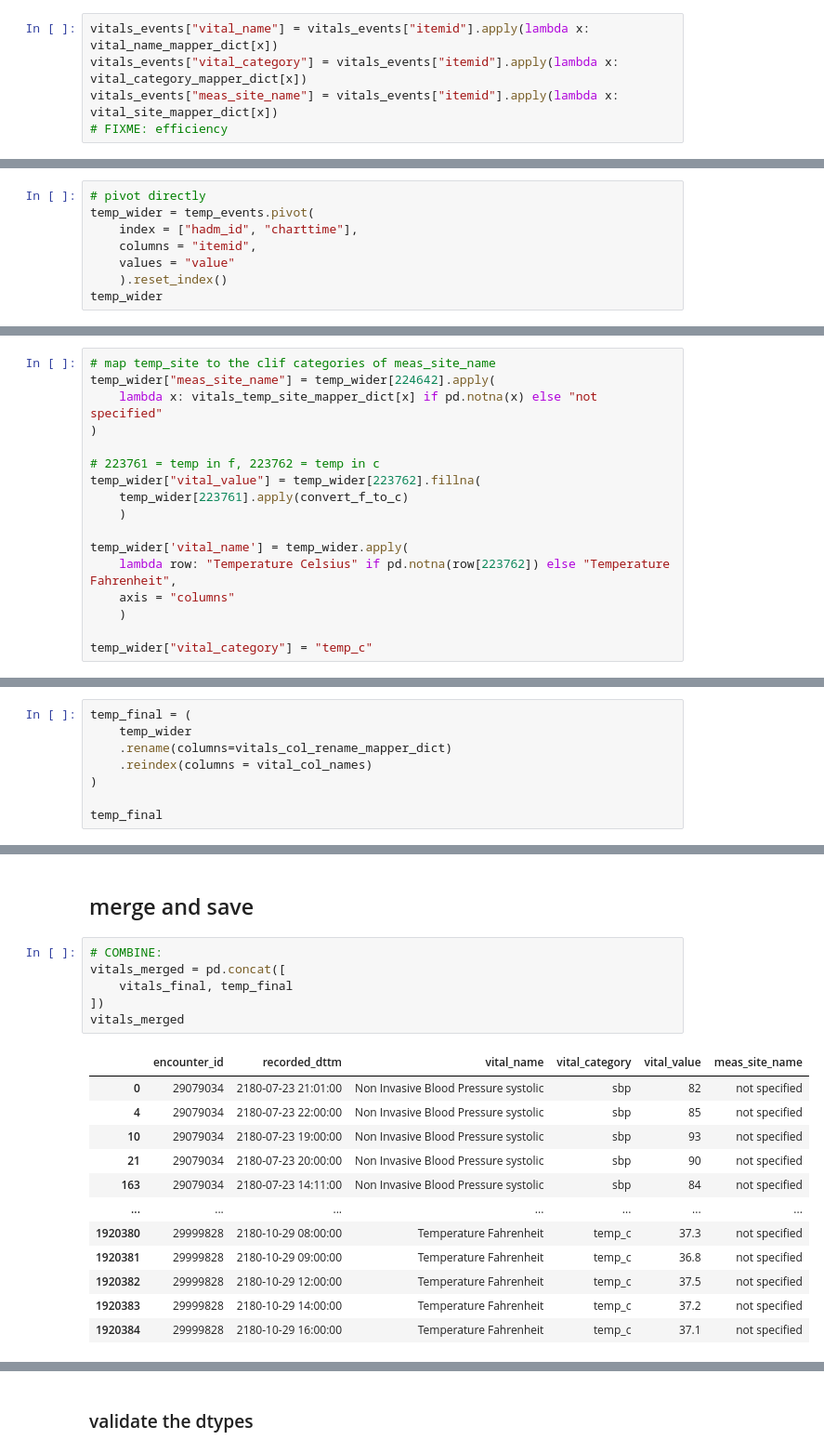
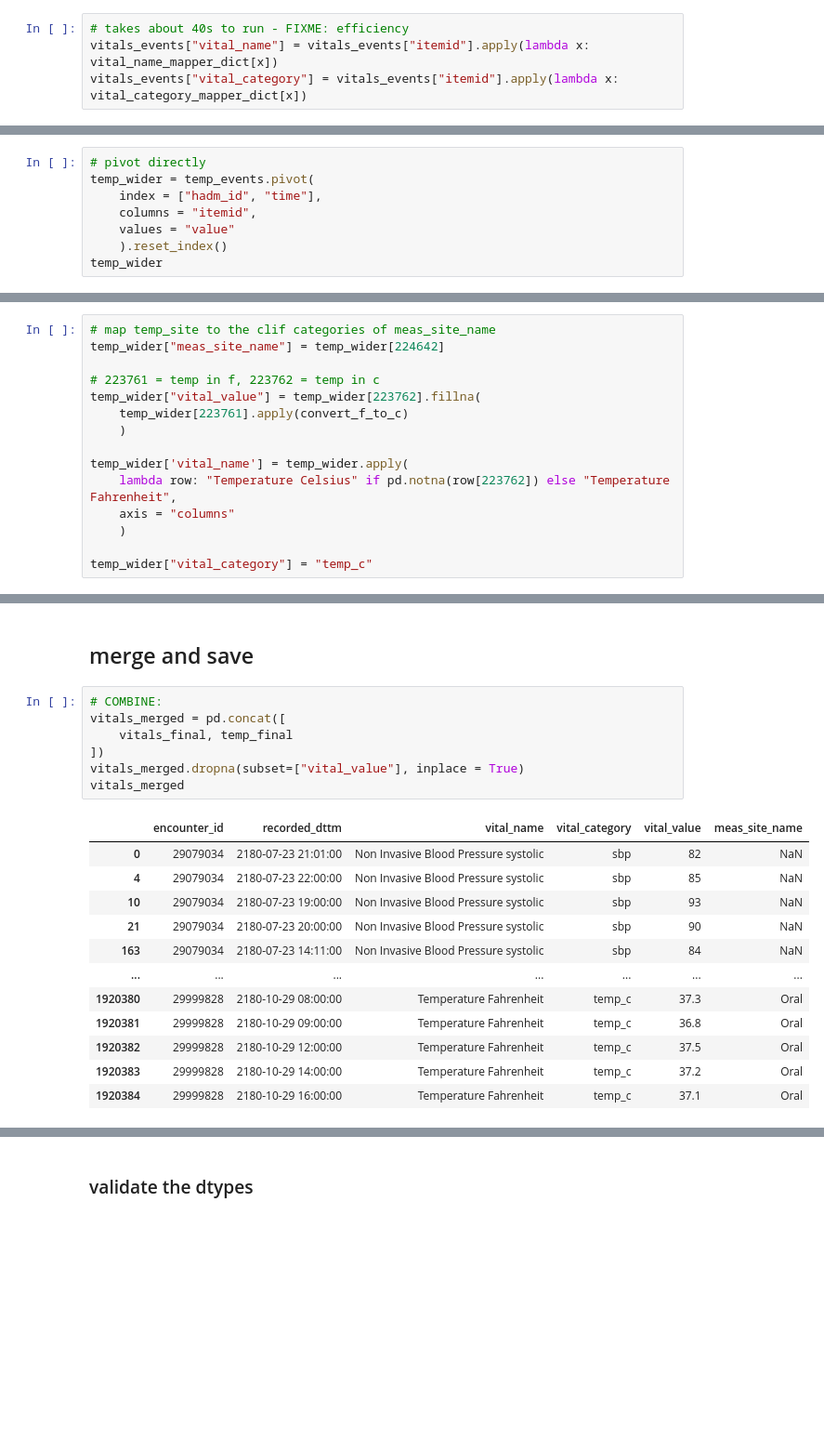
Before and after one commit to oldsandiaz/mimicclif, a Jupyter notebook: code/mimic-to-clif.ipynb, the cells around one changed output, grey strips where cells are left out. Shown at 93% size. Cells and saved outputs as stored; diff of their text form; blank space fills up the shorter version.

Commit message:
updated multiple mapping csv files and saved final versions of vitals and resp support rclif tables ready for validation

```diff
--- a/code/mimic-to-clif.ipynb
+++ b/code/mimic-to-clif.ipynb
@@ -648,5 +877,4 @@ vitals_events
 # %%
+# takes about 40s to run - FIXME: efficiency
 vitals_events["vital_name"] = vitals_events["itemid"].apply(lambda x: vital_name_mapper_dict[x])
 vitals_events["vital_category"] = vitals_events["itemid"].apply(lambda x: vital_category_mapper_dict[x])
-vitals_events["meas_site_name"] = vitals_events["itemid"].apply(lambda x: vital_site_mapper_dict[x])
-# FIXME: efficiency
@@ -711,7 +927,7 @@ temp_events
 # %%
 # pivot directly
 temp_wider = temp_events.pivot(
-    index = ["hadm_id", "charttime"],
+    index = ["hadm_id", "time"],
     columns = "itemid",
     values = "value"
     ).reset_index()
@@ -732,9 +948,7 @@ temp_wider
 1920385 rows × 5 columns
 # %%
 # map temp_site to the clif categories of meas_site_name
-temp_wider["meas_site_name"] = temp_wider[224642].apply(
-    lambda x: vitals_temp_site_mapper_dict[x] if pd.notna(x) else "not specified"
-)
+temp_wider["meas_site_name"] = temp_wider[224642]
 
 # 223761 = temp in f, 223762 = temp in c
 temp_wider["vital_value"] = temp_wider[223762].fillna(
@@ -766,9 +980 @@ temp_final
 1920385 rows × 6 columns
-# %%
-temp_final = (
-    temp_wider
-    .rename(columns=vitals_col_rename_mapper_dict)
-    .reindex(columns = vital_col_names)
-)
-
-temp_final
@@ -797,19 +989,20 @@ check_duplicates(temp_final, ["vital_category",	"vital_value"] )
 # %%
 # COMBINE:
 vitals_merged = pd.concat([
     vitals_final, temp_final
 ])
+vitals_merged.dropna(subset=["vital_value"], inplace = True)
 vitals_merged
 # %% [output]
 |  | encounter_id | recorded_dttm | vital_name | vital_category | vital_value | meas_site_name |
-| 0 | 29079034 | 2180-07-23 21:01:00 | Non Invasive Blood Pressure systolic | sbp | 82 | not specified |
-| 4 | 29079034 | 2180-07-23 22:00:00 | Non Invasive Blood Pressure systolic | sbp | 85 | not specified |
-| 10 | 29079034 | 2180-07-23 19:00:00 | Non Invasive Blood Pressure systolic | sbp | 93 | not specified |
-| 21 | 29079034 | 2180-07-23 20:00:00 | Non Invasive Blood Pressure systolic | sbp | 90 | not specified |
-| 163 | 29079034 | 2180-07-23 14:11:00 | Non Invasive Blood Pressure systolic | sbp | 84 | not specified |
+| 0 | 29079034 | 2180-07-23 21:01:00 | Non Invasive Blood Pressure systolic | sbp | 82 | NaN |
+| 4 | 29079034 | 2180-07-23 22:00:00 | Non Invasive Blood Pressure systolic | sbp | 85 | NaN |
+| 10 | 29079034 | 2180-07-23 19:00:00 | Non Invasive Blood Pressure systolic | sbp | 93 | NaN |
+| 21 | 29079034 | 2180-07-23 20:00:00 | Non Invasive Blood Pressure systolic | sbp | 90 | NaN |
+| 163 | 29079034 | 2180-07-23 14:11:00 | Non Invasive Blood Pressure systolic | sbp | 84 | NaN |
 | ... | ... | ... | ... | ... | ... | ... |
-| 1920380 | 29999828 | 2180-10-29 08:00:00 | Temperature Fahrenheit | temp_c | 37.3 | not specified |
-| 1920381 | 29999828 | 2180-10-29 09:00:00 | Temperature Fahrenheit | temp_c | 36.8 | not specified |
-| 1920382 | 29999828 | 2180-10-29 12:00:00 | Temperature Fahrenheit | temp_c | 37.5 | not specified |
-| 1920383 | 29999828 | 2180-10-29 14:00:00 | Temperature Fahrenheit | temp_c | 37.2 | not specified |
-| 1920384 | 29999828 | 2180-10-29 16:00:00 | Temperature Fahrenheit | temp_c | 37.1 | not specified |
+| 1920380 | 29999828 | 2180-10-29 08:00:00 | Temperature Fahrenheit | temp_c | 37.3 | Oral |
+| 1920381 | 29999828 | 2180-10-29 09:00:00 | Temperature Fahrenheit | temp_c | 36.8 | Oral |
+| 1920382 | 29999828 | 2180-10-29 12:00:00 | Temperature Fahrenheit | temp_c | 37.5 | Oral |
+| 1920383 | 29999828 | 2180-10-29 14:00:00 | Temperature Fahrenheit | temp_c | 37.2 | Oral |
+| 1920384 | 29999828 | 2180-10-29 16:00:00 | Temperature Fahrenheit | temp_c | 37.1 | Oral |
```
Also changed, not shown: parts of 84 cells of this notebook, 8 other files.
